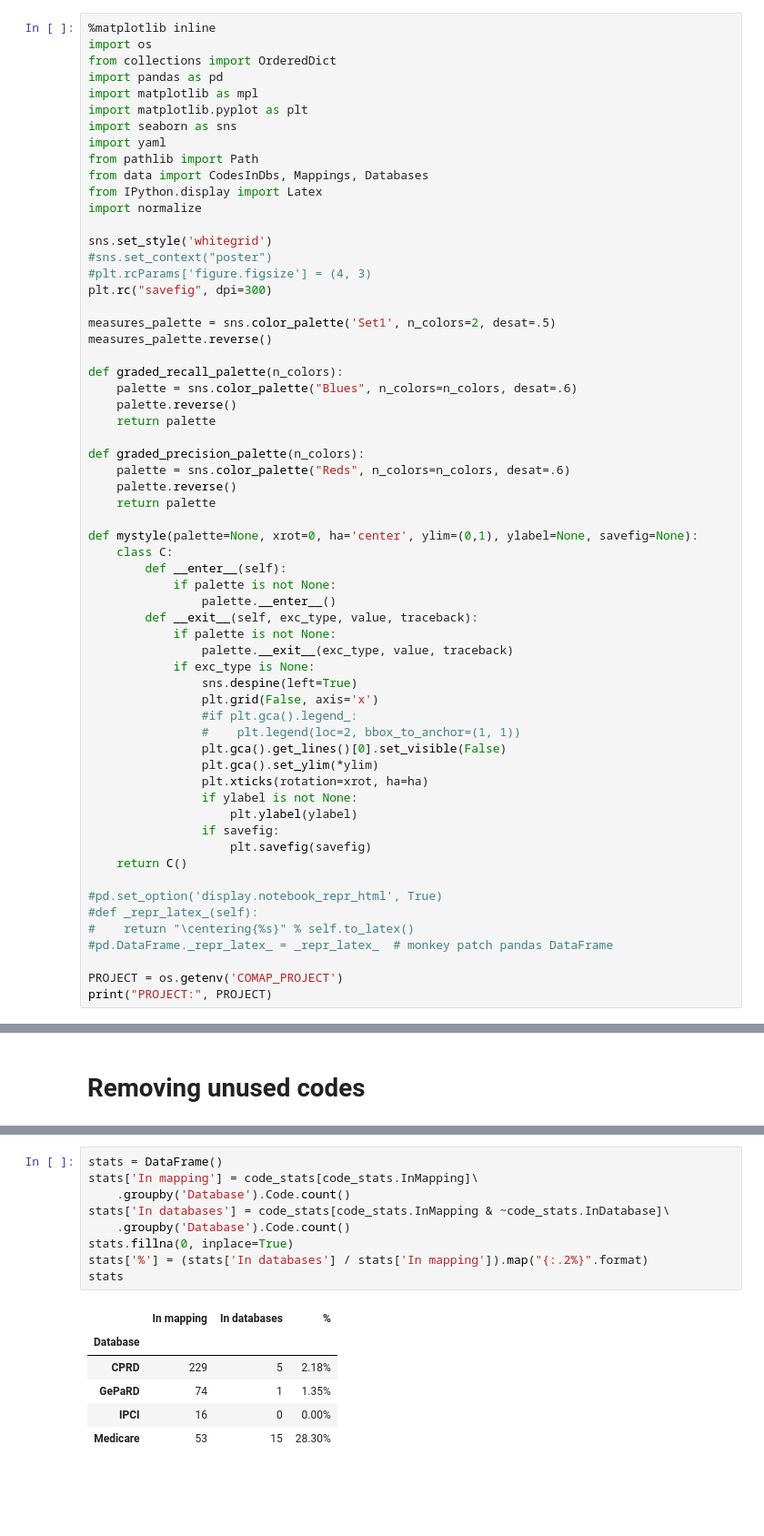
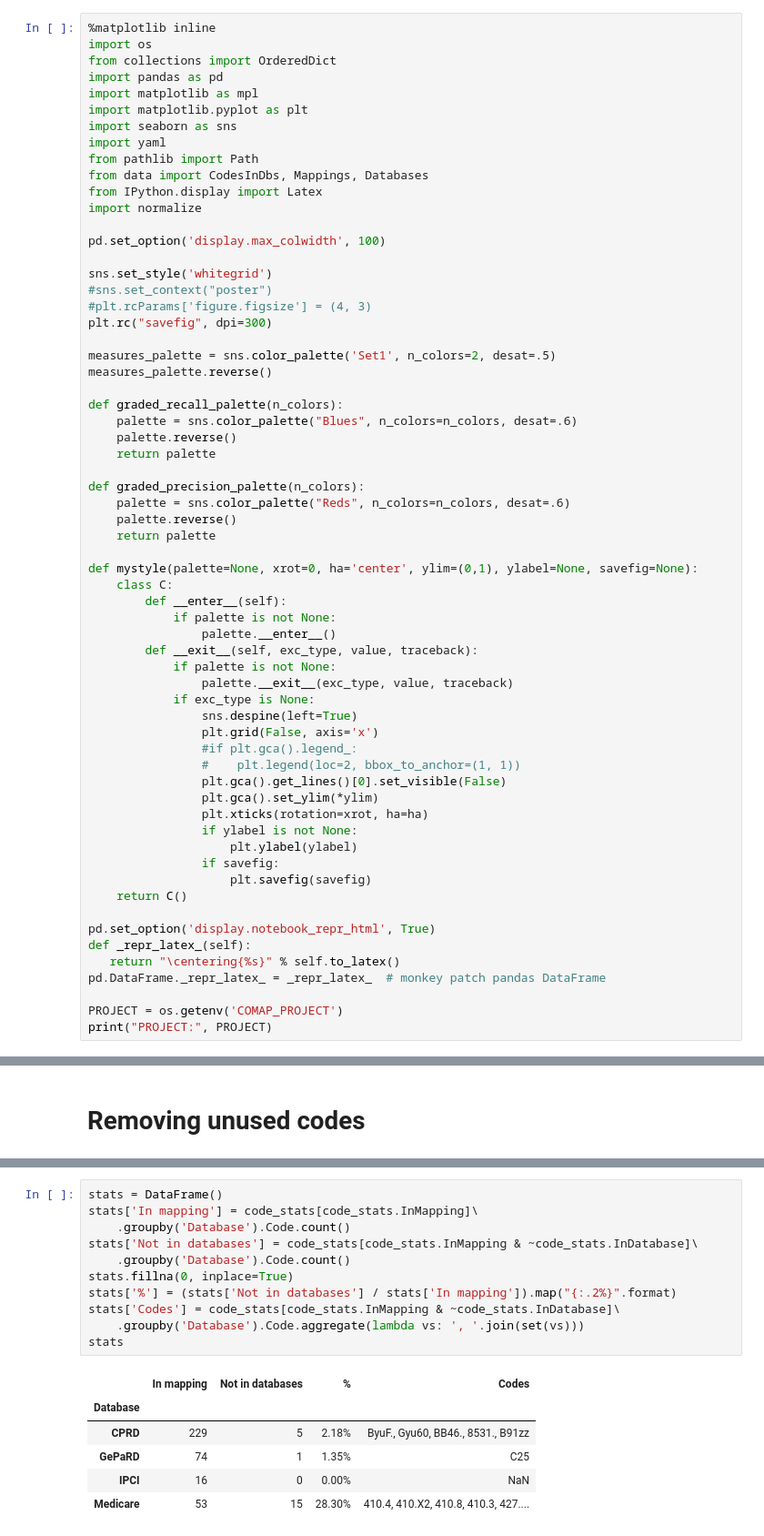
Before and after one commit to mi-erasmusmc/comap, a Jupyter notebook: evaluation/lib/CoMap evaluation.ipynb, the cells around one changed output, grey strips where cells are left out. Shown at 91% size. Saved outputs shown, nothing was run; the diff lists cells and outputs as text; blank space fills up the shorter version.

```diff
--- a/evaluation/lib/CoMap evaluation.ipynb
+++ b/evaluation/lib/CoMap evaluation.ipynb
@@ -11,6 +11,8 @@ from pathlib import Path
 from data import CodesInDbs, Mappings, Databases
 from IPython.display import Latex
 import normalize
+
+pd.set_option('display.max_colwidth', 100)
 
 sns.set_style('whitegrid')
 #sns.set_context("poster")
@@ -52,10 +54,10 @@ def mystyle(palette=None, xrot=0, ha='center', ylim=(0,1), ylabel=None, savefig=
                     plt.savefig(savefig)
     return C()
 
-#pd.set_option('display.notebook_repr_html', True)
-#def _repr_latex_(self):
-#    return "\centering{%s}" % self.to_latex()
-#pd.DataFrame._repr_latex_ = _repr_latex_  # monkey patch pandas DataFrame
+pd.set_option('display.notebook_repr_html', True)
+def _repr_latex_(self):
+   return "\centering{%s}" % self.to_latex()
+pd.DataFrame._repr_latex_ = _repr_latex_  # monkey patch pandas DataFrame
 
 PROJECT = os.getenv('COMAP_PROJECT')
 print("PROJECT:", PROJECT)
@@ -428,16 +441,18 @@ with mystyle(graded_precision_palette(len(compare_variations)), xrot=45, ha='rig
 # %%
 stats = DataFrame()
 stats['In mapping'] = code_stats[code_stats.InMapping]\
     .groupby('Database').Code.count()
-stats['In databases'] = code_stats[code_stats.InMapping & ~code_stats.InDatabase]\
+stats['Not in databases'] = code_stats[code_stats.InMapping & ~code_stats.InDatabase]\
     .groupby('Database').Code.count()
 stats.fillna(0, inplace=True)
-stats['%'] = (stats['In databases'] / stats['In mapping']).map("{:.2%}".format)
+stats['%'] = (stats['Not in databases'] / stats['In mapping']).map("{:.2%}".format)
+stats['Codes'] = code_stats[code_stats.InMapping & ~code_stats.InDatabase]\
+    .groupby('Database').Code.aggregate(lambda vs: ', '.join(set(vs)))
 stats
 # %% [output]
-|  | In mapping | In databases | % |
-| Database |  |  |  |
-| CPRD | 229 | 5 | 2.18% |
-| GePaRD | 74 | 1 | 1.35% |
-| IPCI | 16 | 0 | 0.00% |
-| Medicare | 53 | 15 | 28.30% |
+|  | In mapping | Not in databases | % | Codes |
+| Database |  |  |  |  |
+| CPRD | 229 | 5 | 2.18% | ByuF., Gyu60, BB46., 8531., B91zz |
+| GePaRD | 74 | 1 | 1.35% | C25 |
+| IPCI | 16 | 0 | 0.00% | NaN |
+| Medicare | 53 | 15 | 28.30% | 410.4, 410.X2, 410.8, 410.3, 427.... |
```
Also changed, not shown: parts of 7 cells of this notebook, 1 other file.
